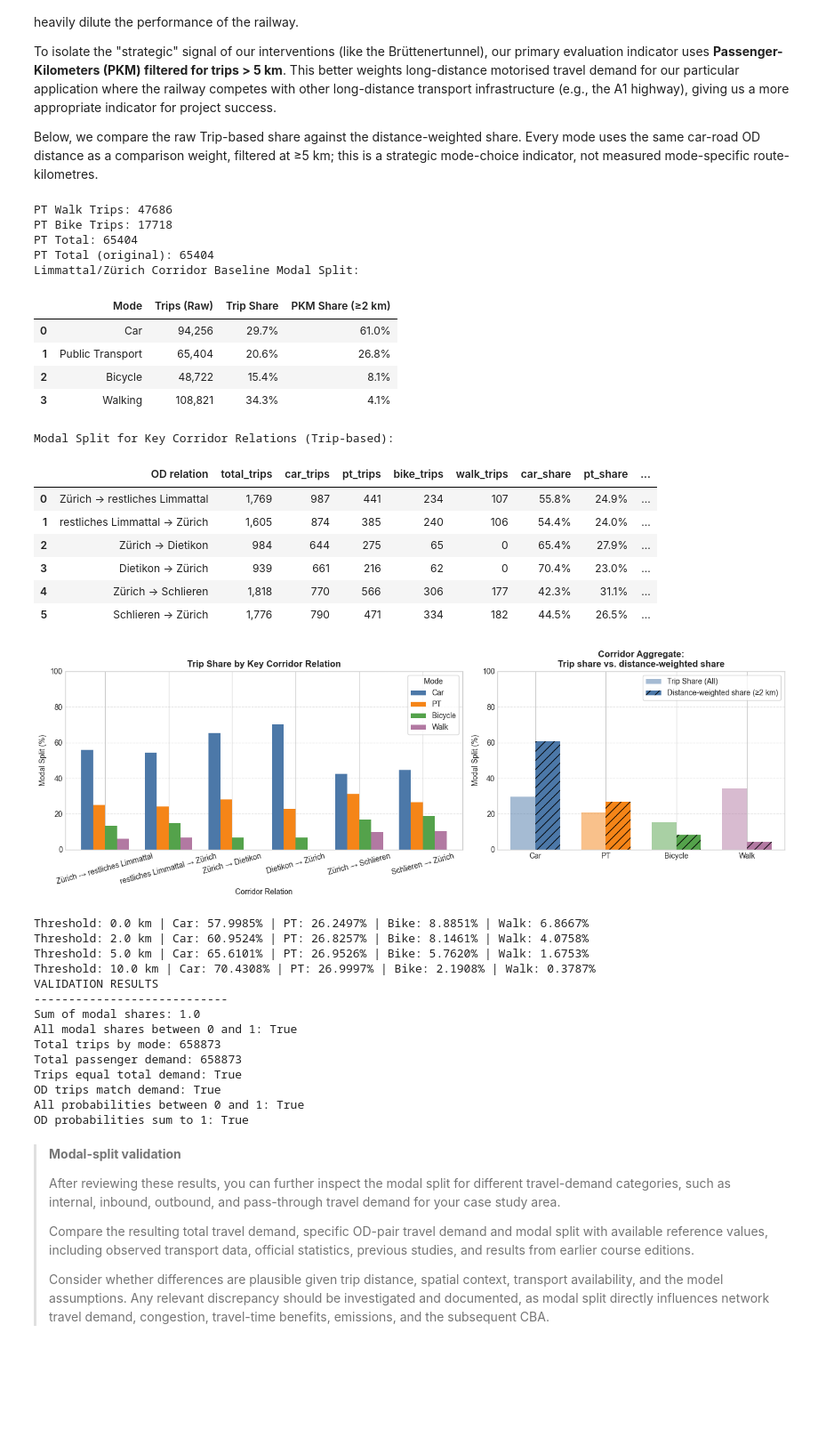
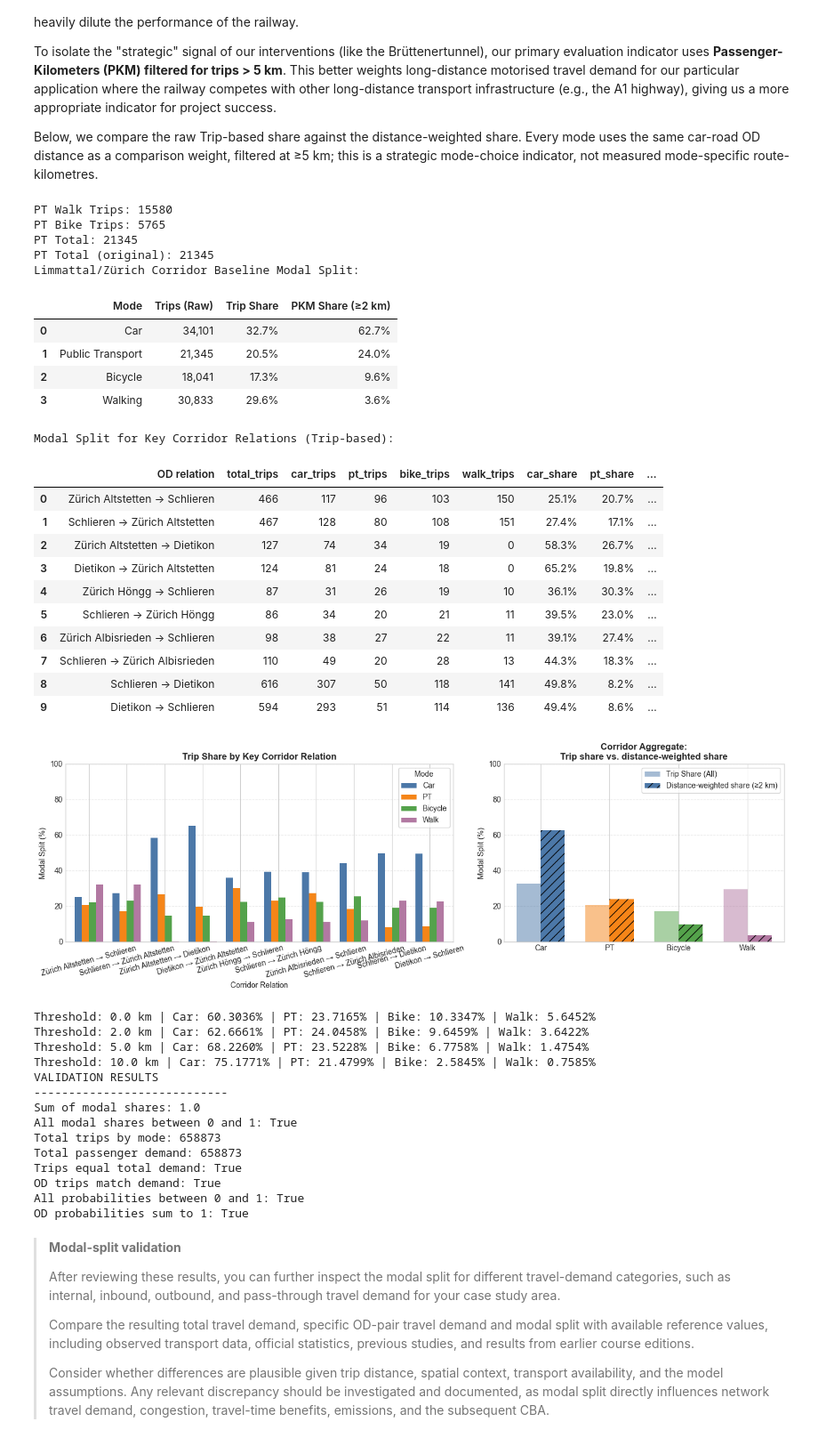
Before and after one commit to Xaendi27/IP-HS26-BikeHighway-jmx, a Jupyter notebook: notebooks/02_system_modeling.ipynb, the cells around one changed output. Shown at 89% size. Drawn from its saved outputs; the diff is of its cells as text; code cells hidden in the pictures; blank space fills up the shorter version.

Commit message:
Anpassung stages/Corridor

```diff
--- a/notebooks/02_system_modeling.ipynb
+++ b/notebooks/02_system_modeling.ipynb
@@ -652,14 +717,18 @@ display(corridor_split.style.format({
 
 # 2. Modal split for key corridor relations (Raw Trips)
 key_pairs = [
-    ("Zürich", "restliches Limmattal"),
-    ("restliches Limmattal", "Zürich"),
-    ("Zürich", "Dietikon"),
-    ("Dietikon", "Zürich"),
-    ("Zürich", "Schlieren"),
-    ("Schlieren", "Zürich")
+    ("Zürich Altstetten", "Schlieren"),
+    ("Schlieren", "Zürich Altstetten"),
+    ("Zürich Altstetten", "Dietikon"),
+    ("Dietikon", "Zürich Altstetten"),
+    ("Zürich Höngg", "Schlieren"),
+    ("Schlieren", "Zürich Höngg"),
+    ("Zürich Albisrieden", "Schlieren"),
+    ("Schlieren", "Zürich Albisrieden"),
+    ("Schlieren", "Dietikon"),
+    ("Dietikon", "Schlieren"),
 ]
-od_split = tmi.corridor_od_summary(ctx, res_stage0, key_pairs, macro_regions=p.CORRIDOR_REGIONS)
+od_split = tmi.corridor_od_summary(ctx, res_stage0, key_pairs, macro_regions=p.PROJECT_ZONES)
 exports.save_outputs("1_5_baseline_modal_split", tables={"od_relations": od_split})
 print("\nModal Split for Key Corridor Relations (Trip-based):")
 display(od_split.style.format({
@@ -774,52 +843,56 @@ print("Trips equal total demand:",
 aligned = [
     od[mode].reindex(
         index=ctx.baseline_od.index,
         columns=ctx.baseline_od.columns
     ).to_numpy(dtype=float)
     for mode in modes
 ]
 
 od_sum = np.sum(aligned, axis=0)
 demand = ctx.baseline_od.to_numpy(dtype=float)
 
 print("OD trips match demand:",
       np.allclose(od_sum, demand, atol=1e-5))
 
 # Implied probabilities for OD pairs with demand
 valid = demand > 0
 
 probabilities = np.stack(aligned, axis=0)[:, valid] / demand[valid]
 
 print("All probabilities between 0 and 1:",
       np.all((probabilities >= -1e-8) &
              (probabilities <= 1 + 1e-8)))
 
 print("OD probabilities sum to 1:",
       np.allclose(probabilities.sum(axis=0), 1.0, atol=1e-5))
 # %% [output]
-PT Walk Trips: 47686
-PT Bike Trips: 17718
-PT Total: 65404
-PT Total (original): 65404
+PT Walk Trips: 15580
+PT Bike Trips: 5765
+PT Total: 21345
+PT Total (original): 21345
 Limmattal/Zürich Corridor Baseline Modal Split:
 |  | Mode | Trips (Raw) | Trip Share | PKM Share (≥2 km) |
-| 0 | Car | 94,256 | 29.7% | 61.0% |
-| 1 | Public Transport | 65,404 | 20.6% | 26.8% |
-| 2 | Bicycle | 48,722 | 15.4% | 8.1% |
-| 3 | Walking | 108,821 | 34.3% | 4.1% |
+| 0 | Car | 34,101 | 32.7% | 62.7% |
+| 1 | Public Transport | 21,345 | 20.5% | 24.0% |
+| 2 | Bicycle | 18,041 | 17.3% | 9.6% |
+| 3 | Walking | 30,833 | 29.6% | 3.6% |
 Modal Split for Key Corridor Relations (Trip-based):
 |  | OD relation | total_trips | car_trips | pt_trips | bike_trips | walk_trips | car_share | pt_share | ... |
-| 0 | Zürich → restliches Limmattal | 1,769 | 987 | 441 | 234 | 107 | 55.8% | 24.9% | ... |
-| 1 | restliches Limmattal → Zürich | 1,605 | 874 | 385 | 240 | 106 | 54.4% | 24.0% | ... |
-| 2 | Zürich → Dietikon | 984 | 644 | 275 | 65 | 0 | 65.4% | 27.9% | ... |
-| 3 | Dietikon → Zürich | 939 | 661 | 216 | 62 | 0 | 70.4% | 23.0% | ... |
-| 4 | Zürich → Schlieren | 1,818 | 770 | 566 | 306 | 177 | 42.3% | 31.1% | ... |
-| 5 | Schlieren → Zürich | 1,776 | 790 | 471 | 334 | 182 | 44.5% | 26.5% | ... |
+| 0 | Zürich Altstetten → Schlieren | 466 | 117 | 96 | 103 | 150 | 25.1% | 20.7% | ... |
+| 1 | Schlieren → Zürich Altstetten | 467 | 128 | 80 | 108 | 151 | 27.4% | 17.1% | ... |
+| 2 | Zürich Altstetten → Dietikon | 127 | 74 | 34 | 19 | 0 | 58.3% | 26.7% | ... |
+| 3 | Dietikon → Zürich Altstetten | 124 | 81 | 24 | 18 | 0 | 65.2% | 19.8% | ... |
+| 4 | Zürich Höngg → Schlieren | 87 | 31 | 26 | 19 | 10 | 36.1% | 30.3% | ... |
+| 5 | Schlieren → Zürich Höngg | 86 | 34 | 20 | 21 | 11 | 39.5% | 23.0% | ... |
+| 6 | Zürich Albisrieden → Schlieren | 98 | 38 | 27 | 22 | 11 | 39.1% | 27.4% | ... |
+| 7 | Schlieren → Zürich Albisrieden | 110 | 49 | 20 | 28 | 13 | 44.3% | 18.3% | ... |
+| 8 | Schlieren → Dietikon | 616 | 307 | 50 | 118 | 141 | 49.8% | 8.2% | ... |
+| 9 | Dietikon → Schlieren | 594 | 293 | 51 | 114 | 136 | 49.4% | 8.6% | ... |
-[figure, old version]
+[figure, new version]
-Threshold: 0.0 km | Car: 57.9985% | PT: 26.2497% | Bike: 8.8851% | Walk: 6.8667%
-Threshold: 2.0 km | Car: 60.9524% | PT: 26.8257% | Bike: 8.1461% | Walk: 4.0758%
-Threshold: 5.0 km | Car: 65.6101% | PT: 26.9526% | Bike: 5.7620% | Walk: 1.6753%
-Threshold: 10.0 km | Car: 70.4308% | PT: 26.9997% | Bike: 2.1908% | Walk: 0.3787%
+Threshold: 0.0 km | Car: 60.3036% | PT: 23.7165% | Bike: 10.3347% | Walk: 5.6452%
+Threshold: 2.0 km | Car: 62.6661% | PT: 24.0458% | Bike: 9.6459% | Walk: 3.6422%
+Threshold: 5.0 km | Car: 68.2260% | PT: 23.5228% | Bike: 6.7758% | Walk: 1.4754%
+Threshold: 10.0 km | Car: 75.1771% | PT: 21.4799% | Bike: 2.5845% | Walk: 0.7585%
 VALIDATION RESULTS
 ----------------------------
 Sum of modal shares: 1.0
```
Also changed, not shown: parts of 22 cells of this notebook, 16 other files.
